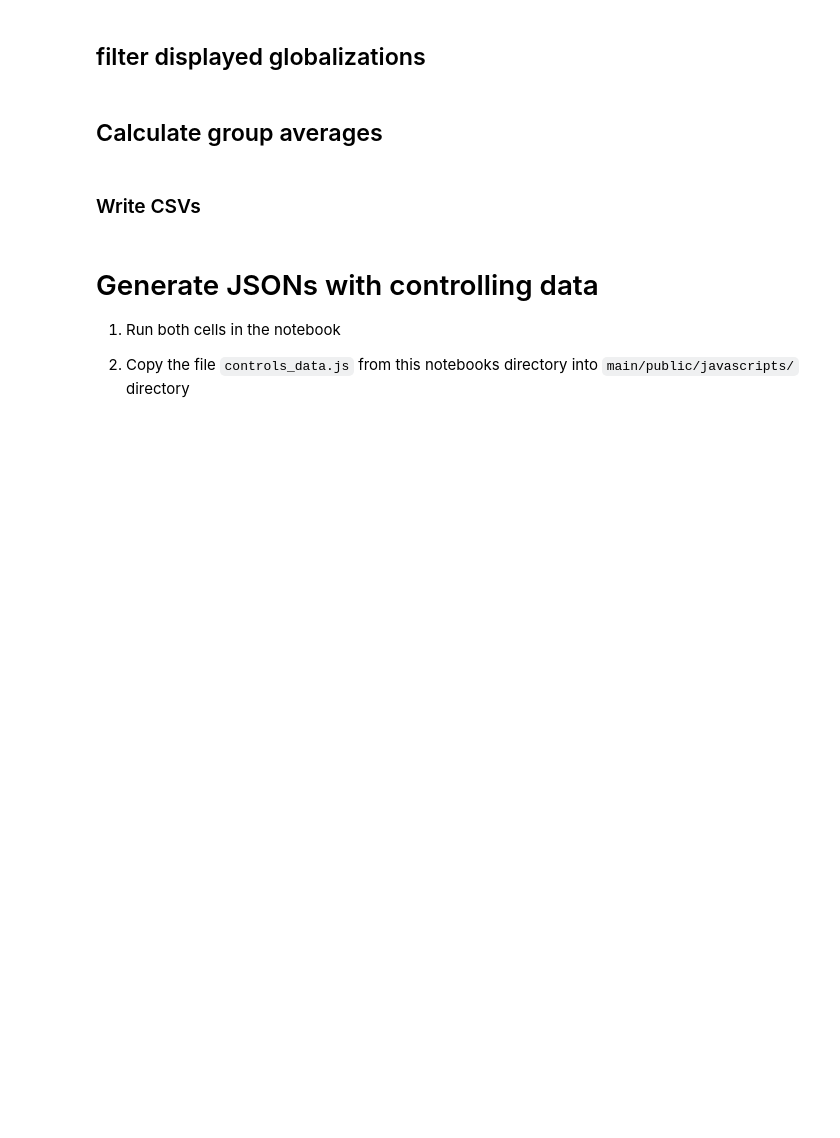
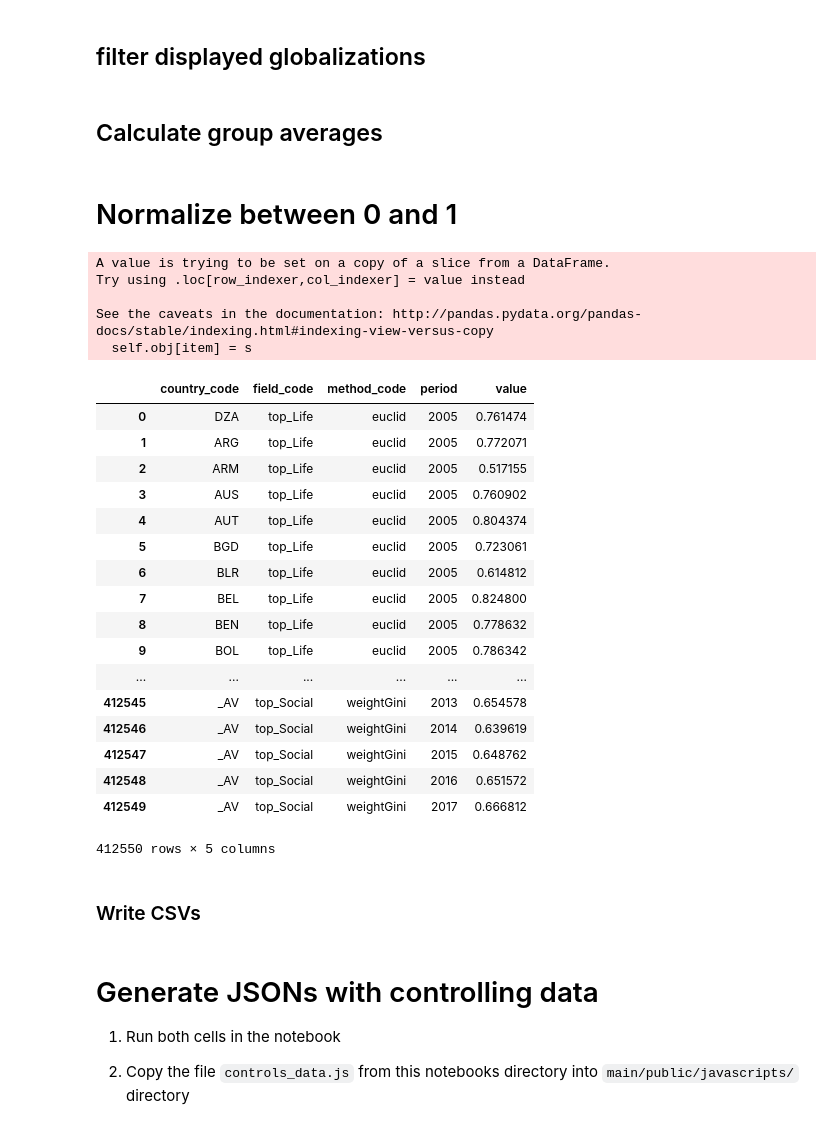
Before and after one commit to vitekzkytek/science-internationality-index, a Jupyter notebook: main/public/data/WebsiteData_DB.ipynb, the cells around one changed output. Saved outputs shown, nothing was run; the diff lists cells and outputs as text; code cells hidden in the pictures; blank space fills up the shorter version.

```diff
--- a/main/public/data/WebsiteData_DB.ipynb
+++ b/main/public/data/WebsiteData_DB.ipynb
@@ -35,20 +35,25 @@ In case of problems check
         3. docker-compose up -d prisma
         4. prisma deploy
 # %%
-topData = '20181106_AllFieldsCountriesMethods_TOP.xlsx' ## OUTPUT OF CalculateEverything() in InternationalityIndex.InternationalityCalculations.py
-bottomData = '20181128_AllFieldsCountriesMethods_bot.xlsx'
+topData = '20181218_AllFieldsCountriesMethods_TOP.xlsx' ## OUTPUT OF CalculateEverything() in InternationalityIndex.InternationalityCalculations.py
+bottomData = '20181218_AllFieldsCountriesMethods_bot_all.csv'
 additionalData = 'populateAmazon.xlsx'
 
 import pandas as pd
 
 # load data
 tops = pd.read_excel(topData,index_col=[0,1,2,3]).reset_index()
-bottoms = pd.read_excel(bottomData,index_col=[0,1,2,3]).reset_index()
+bottoms = pd.read_csv(bottomData,index_col=[0,1,2,3]).reset_index()
+
 bottoms = bottoms[bottoms.Field != 'All']
+
 df = pd.concat([tops,bottoms],ignore_index=True)
 
 countries = pd.read_excel(additionalData,sheet_name='country')
 index = pd.read_excel(additionalData,sheet_name='index',index=False)
+methods = pd.read_excel(additionalData,sheet_name='method')
 
-merged = pd.merge(df,countries,how='left',left_on='Country',right_on='name').loc[:,['country_code','Field','Method','Period','Internationality']]
+merged = pd.merge(df,countries,how='left',left_on='Country',right_on='full_name').loc[:,['country_code','Field','Method','Period','Internationality']]
 merged.columns = index.columns
+
+merged = merged.loc[merged.period > 2004]
@@ -55,3 +62,9 @@ merged.columns = index.columns
+# %%
+minimaxs = methods.set_index(methods.method_code).minmax.map({'min':-1,'max':1})
+# %%
+merged['minmax'] = merged.method_code.map(minimaxs)
+merged.value = merged.value * merged.minmax
+merged = merged.drop('minmax',axis=1)
 # %% [markdown]
 ## filter displayed globalizations
 # %%
@@ -61,7 +74,6 @@ import numpy as np
 
 jrnThreshold = 30
 fields = merged.field_code.unique()
-
 
 def getDocsJournalsForField(field,conn):
 
@@ -101,13 +113,17 @@ def getDocsJournalsForField(field,conn):
     df['field'] = field
     return df
 
-#conn = sqlite3.connect('D:/Dropbox/Python/AllScopusJournals/180802_1611_AllJournals_ArReCp_2001_2017.sqlite')
-conn = sqlite3.connect('C:/Users/vitekzkytek/Dropbox/Python/AllScopusJournals/180802_1611_AllJournals_ArReCp_2001_2017.sqlite')
+conn = sqlite3.connect('D:/Dropbox/Python/AllScopusJournals/180802_1611_AllJournals_ArReCp_2001_2017.sqlite')
+#conn = sqlite3.connect('C:/Users/vitekzkytek/Dropbox/Python/AllScopusJournals/180802_1611_AllJournals_ArReCp_2001_2017.sqlite')
 dfs =[]
 
 for field in fields:
     dfs.append(getDocsJournalsForField(field,conn))
 
-filters = pd.concat(dfs).merge(countries.loc[:,['country_code','name']],left_on='Country',right_on='name').drop('name',axis=1)
+filters = pd.concat(dfs).merge(countries.loc[:,['country_code','full_name']],left_on='Country',right_on='full_name').drop('full_name',axis=1)
 filters['include'] = np.where(filters['Journals'] >= jrnThreshold, True, False)
 filters.Year = pd.to_numeric(filters.Year)
+
+merged = merged.merge(filters,left_on=['country_code','field_code','period'],right_on=['country_code','field','Year'],how='left')
+merged = merged[merged['include'] == True]
+merged = merged.drop(['Documents','Journals','field','Country','Year','include'],axis=1)
@@ -189,6 +208,38 @@ cntrs.append(appendToCountries(countries,{'World':'_AV'}))
 
 merged = pd.concat(avgs,ignore_index=True)
 countries = pd.concat(cntrs,ignore_index=True)
+# %% [markdown]
+# Normalize between 0 and 1
+# %%
+for method in merged.method_code.unique():
+    dfm = merged.loc[merged.method_code == method,:]
+    dfm.loc[:,'value'] = (dfm.value - dfm.value.min())/(dfm.value.max() - dfm.value.min())
+    merged.loc[merged.method_code == method,'value'] = dfm.loc[:,'value']
+merged
+# %% [output]
+A value is trying to be set on a copy of a slice from a DataFrame.
+Try using .loc[row_indexer,col_indexer] = value instead
+
+See the caveats in the documentation: http://pandas.pydata.org/pandas-docs/stable/indexing.html#indexing-view-versus-copy
+  self.obj[item] = s
+|  | country_code | field_code | method_code | period | value |
+| 0 | DZA | top_Life | euclid | 2005 | 0.761474 |
+| 1 | ARG | top_Life | euclid | 2005 | 0.772071 |
+| 2 | ARM | top_Life | euclid | 2005 | 0.517155 |
+| 3 | AUS | top_Life | euclid | 2005 | 0.760902 |
+| 4 | AUT | top_Life | euclid | 2005 | 0.804374 |
+| 5 | BGD | top_Life | euclid | 2005 | 0.723061 |
+| 6 | BLR | top_Life | euclid | 2005 | 0.614812 |
+| 7 | BEL | top_Life | euclid | 2005 | 0.824800 |
+| 8 | BEN | top_Life | euclid | 2005 | 0.778632 |
+| 9 | BOL | top_Life | euclid | 2005 | 0.786342 |
+| ... | ... | ... | ... | ... | ... |
+| 412545 | _AV | top_Social | weightGini | 2013 | 0.654578 |
+| 412546 | _AV | top_Social | weightGini | 2014 | 0.639619 |
+| 412547 | _AV | top_Social | weightGini | 2015 | 0.648762 |
+| 412548 | _AV | top_Social | weightGini | 2016 | 0.651572 |
+| 412549 | _AV | top_Social | weightGini | 2017 | 0.666812 |
+412550 rows × 5 columns
 # %% [markdown]
 ### Write CSVs
 # %%
```
Also changed, not shown: parts of 9 cells of this notebook, 47 other files.
